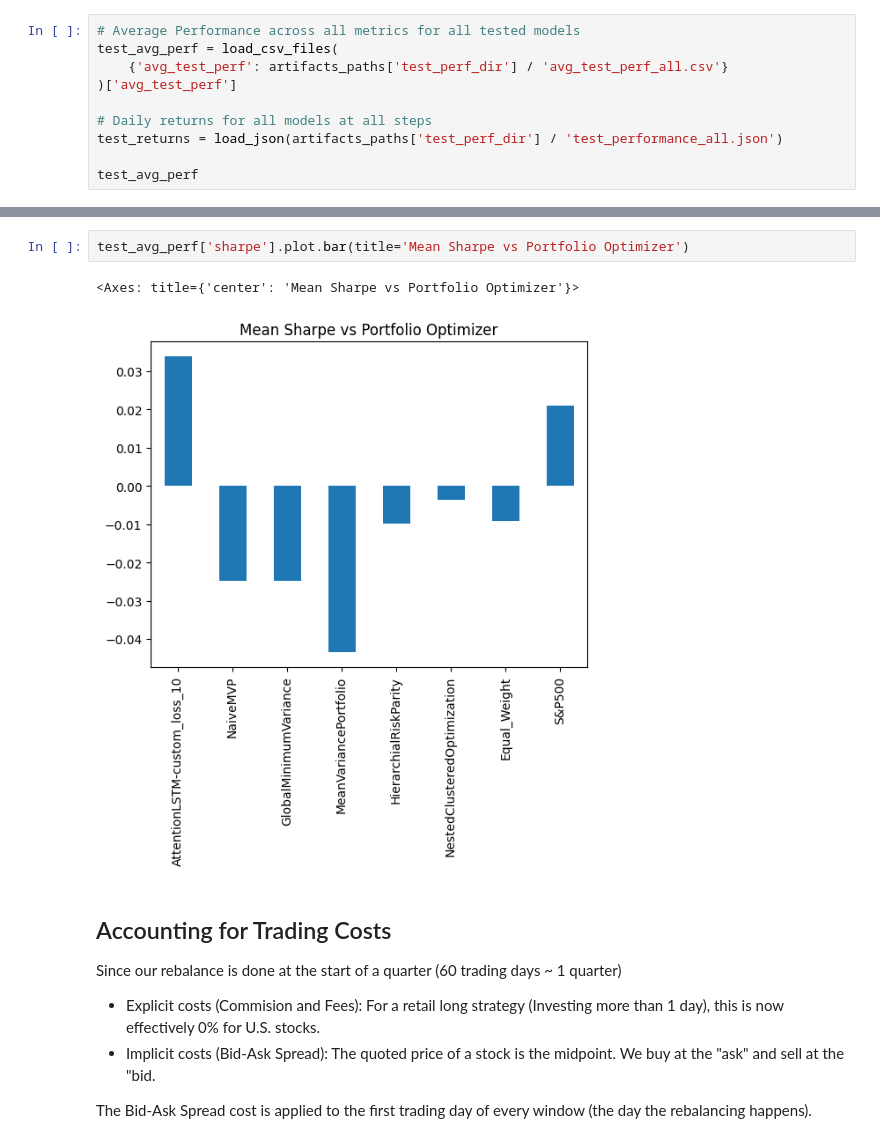
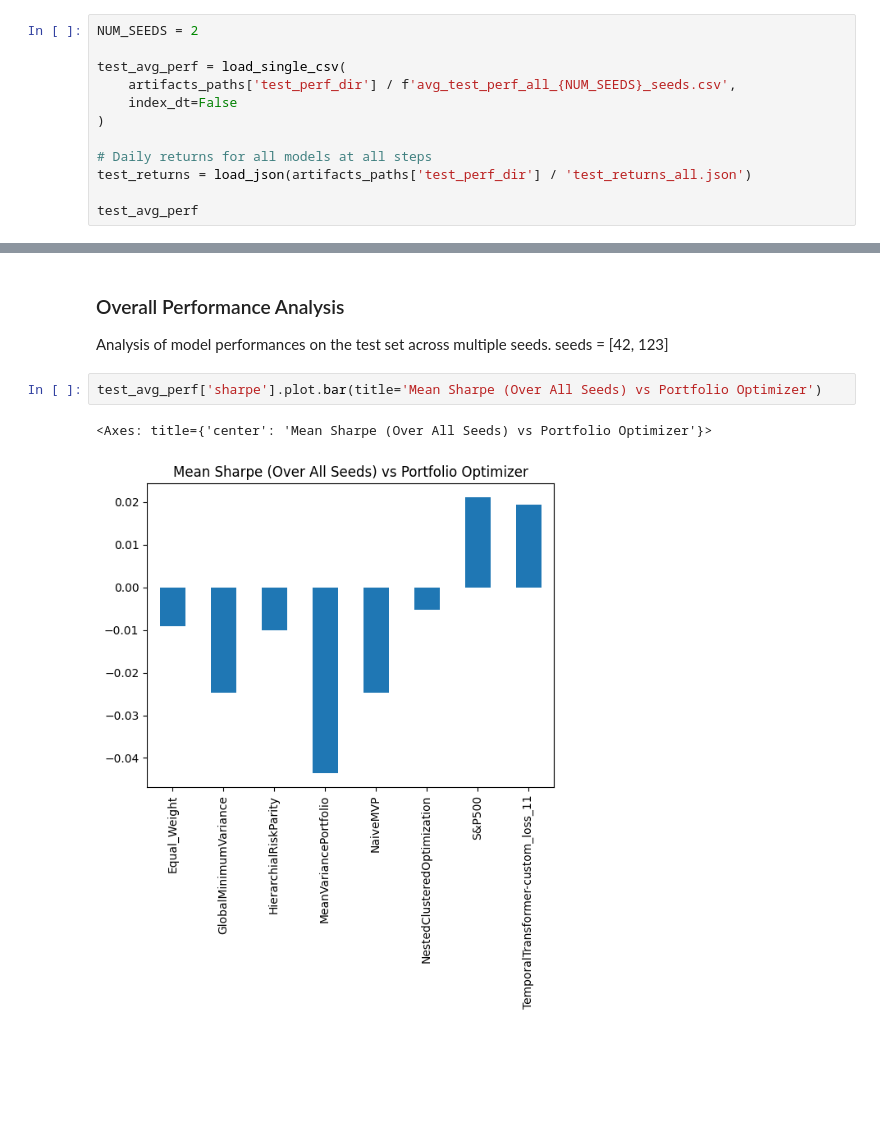
Before and after one commit to travisdesell/exact, a Jupyter notebook: financial_loss_functions/exploration/test_analysis.ipynb, the cells around one changed output, grey strips where cells are left out. Drawn from its saved outputs; the diff is of its cells as text; blank space fills up the shorter version.

```diff
--- a/financial_loss_functions/exploration/test_analysis.ipynb
+++ b/financial_loss_functions/exploration/test_analysis.ipynb
@@ -74,11 +49,13 @@ OPTIMIZED file for DeformTime not found at DeformTime. Skipping!
 # %%
-# Average Performance across all metrics for all tested models
-test_avg_perf = load_csv_files(
-    {'avg_test_perf': artifacts_paths['test_perf_dir'] / 'avg_test_perf_all.csv'}
-)['avg_test_perf']
+NUM_SEEDS = 2
+
+test_avg_perf = load_single_csv(
+    artifacts_paths['test_perf_dir'] / f'avg_test_perf_all_{NUM_SEEDS}_seeds.csv',
+    index_dt=False
+)
 
 # Daily returns for all models at all steps
-test_returns = load_json(artifacts_paths['test_perf_dir'] / 'test_performance_all.json')
+test_returns = load_json(artifacts_paths['test_perf_dir'] / 'test_returns_all.json')
 
 test_avg_perf
 # %% [output]
@@ -94,13 +71,8 @@ test_avg_perf
+# %% [markdown]
+### Overall Performance Analysis
+Analysis of model performances on the test set across multiple seeds. seeds = [42, 123]
 # %%
-test_avg_perf['sharpe'].plot.bar(title='Mean Sharpe vs Portfolio Optimizer')
+test_avg_perf['sharpe'].plot.bar(title='Mean Sharpe (Over All Seeds) vs Portfolio Optimizer')
 # %% [output]
-<Axes: title={'center': 'Mean Sharpe vs Portfolio Optimizer'}>
+<Axes: title={'center': 'Mean Sharpe (Over All Seeds) vs Portfolio Optimizer'}>
-[figure, old version]
+[figure, new version]
-# %% [markdown]
-## Accounting for Trading Costs
-
-Since our rebalance is done at the start of a quarter (60 trading days ~ 1 quarter)
-- Explicit costs (Commision and Fees): For a retail long strategy (Investing more than 1 day), this is now effectively 0% for U.S. stocks.
-- Implicit costs (Bid-Ask Spread): The quoted price of a stock is the midpoint. We buy at the "ask" and sell at the "bid.
-
-The Bid-Ask Spread cost is applied to the first trading day of every window (the day the rebalancing happens).
```
Also changed, not shown: parts of 21 cells of this notebook, 3 other files.
